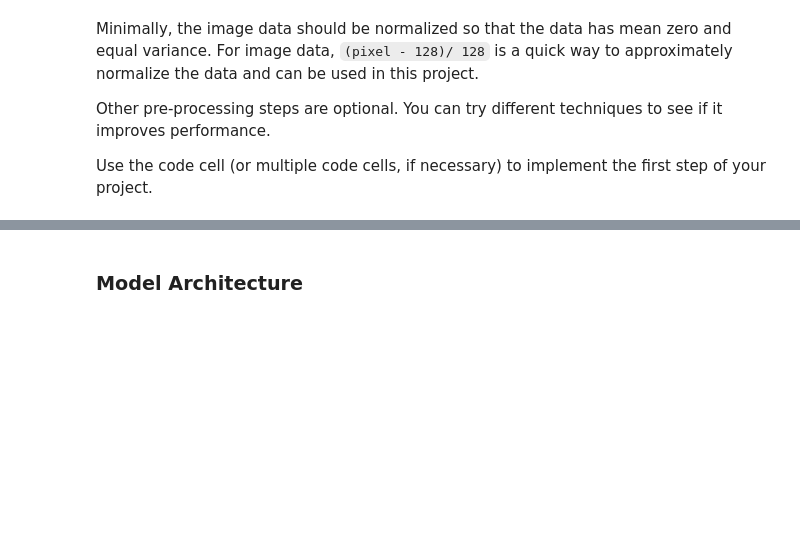
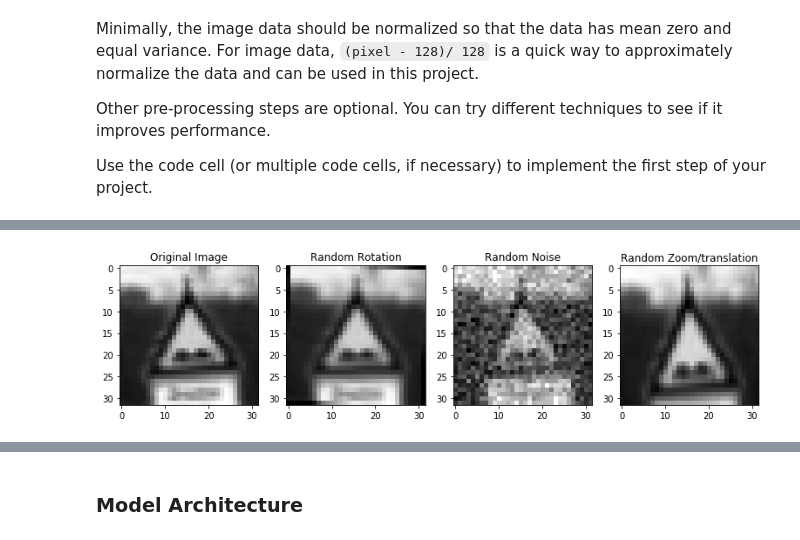
Before and after one commit to RenSilvaAU/CarND-Traffic-Sign-Classifier-Project, a Jupyter notebook: Traffic_Sign_Classifier.ipynb, the cells around one changed output, grey strips where cells are left out. Saved outputs shown, nothing was run; the diff lists cells and outputs as text; code cells hidden in the pictures; blank space fills up the shorter version.

```diff
--- a/Traffic_Sign_Classifier.ipynb
+++ b/Traffic_Sign_Classifier.ipynb
@@ -399,0 +428,35 @@ def preprocess_images(X):
+# %%
+# now show some random noise
+
+plt.figure(figsize=(20,10))
+plt.subplot(1,6,1)
+plt.title("Original Image")
+plt.imshow(random_img_gray,cmap='gray')
+
+
+# random rotation
+random_degree = random.uniform(-20, 20)
+random_rotated = sk.transform.rotate(random_img_gray, random_degree)
+
+plt.subplot(1,6,2)
+plt.title("Random Rotation")
+plt.imshow(random_rotated,cmap='gray')
+
+
+# random noise
+random_noise = gen = sk.util.random_noise(random_img_gray)
+
+plt.subplot(1,6,3)
+plt.title("Random Noise")
+plt.imshow(random_noise,cmap='gray')
+
+
+random_zoom = custom_zoom_translation(random_img_gray)
+
+plt.subplot(1,6,4)
+plt.title("Random Zoom/translation")
+plt.imshow(random_zoom,cmap='gray')
+
+plt.show()
+# %% [output]
+[figure, added]
```
Also changed, not shown: parts of 23 cells of this notebook, 42 other files.
